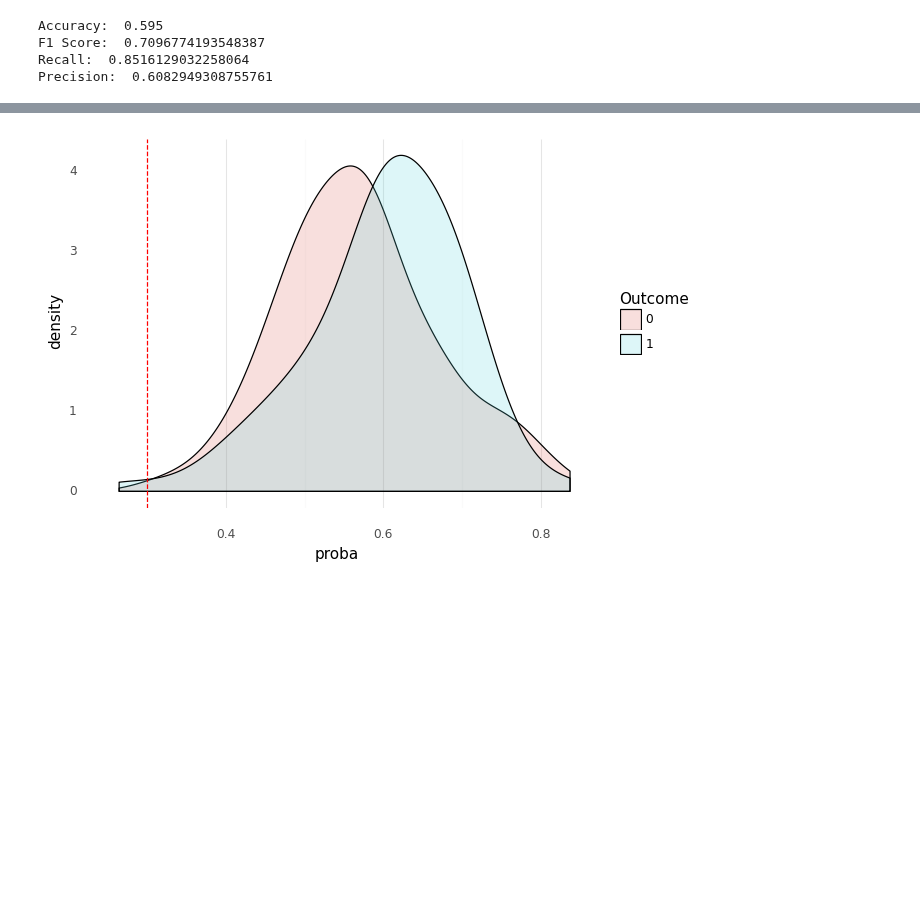
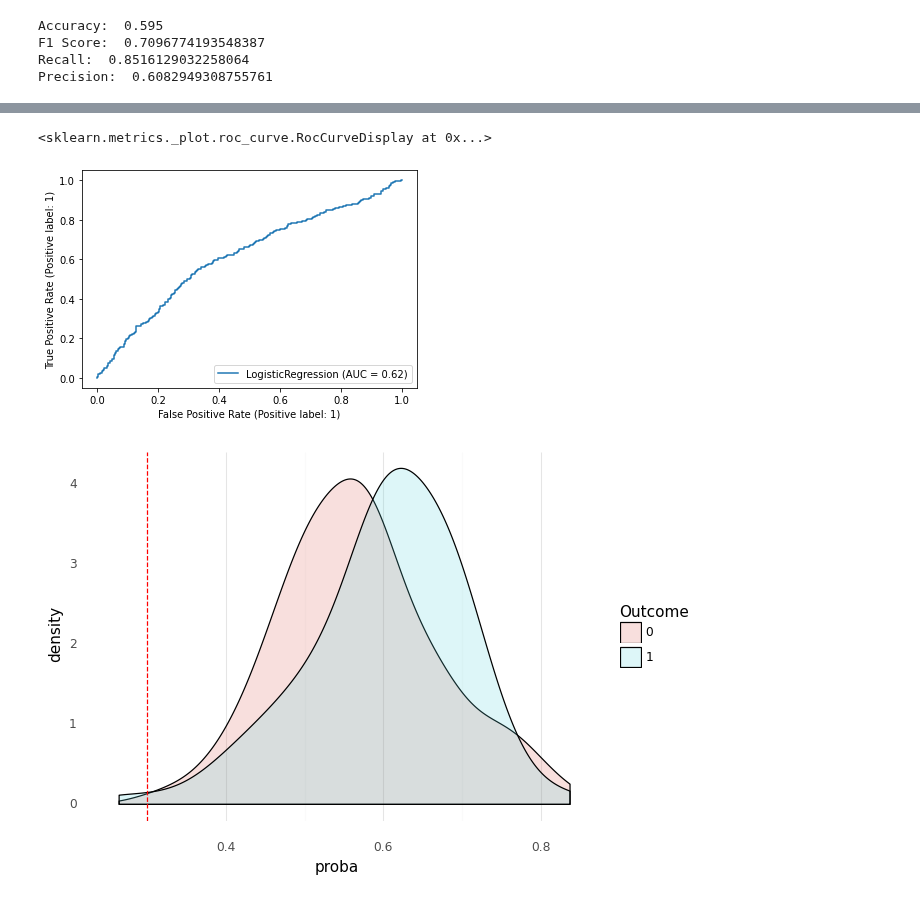
Before and after one commit to chelseaparlett/CPSC392ParlettPelleriti, a Jupyter notebook: Lectures/LectureNotebooks/Logistic_Regression_I--Class8.ipynb, the cells around one changed output, grey strips where cells are left out. Cells and saved outputs as stored; diff of their text form; code cells hidden in the pictures; blank space fills up the shorter version.

```diff
--- a/Lectures/LectureNotebooks/Logistic_Regression_I--Class8.ipynb
+++ b/Lectures/LectureNotebooks/Logistic_Regression_I--Class8.ipynb
@@ -99,3 +95,8 @@ plot_roc_curve(myLogit, X_train, y_train)
+# %%
+RocCurveDisplay.from_predictions(y_train, myLogit.predict_proba(X_train)[:,1])
+# %% [output]
+<sklearn.metrics._plot.roc_curve.RocCurveDisplay at 0x...>
+[figure, added]
 # %%
 # Fun Plots
 overlap_plot_df = pd.DataFrame({"proba": predictedProbs[:,1],
```
Also changed, not shown: parts of 7 cells of this notebook, 1 other file.
